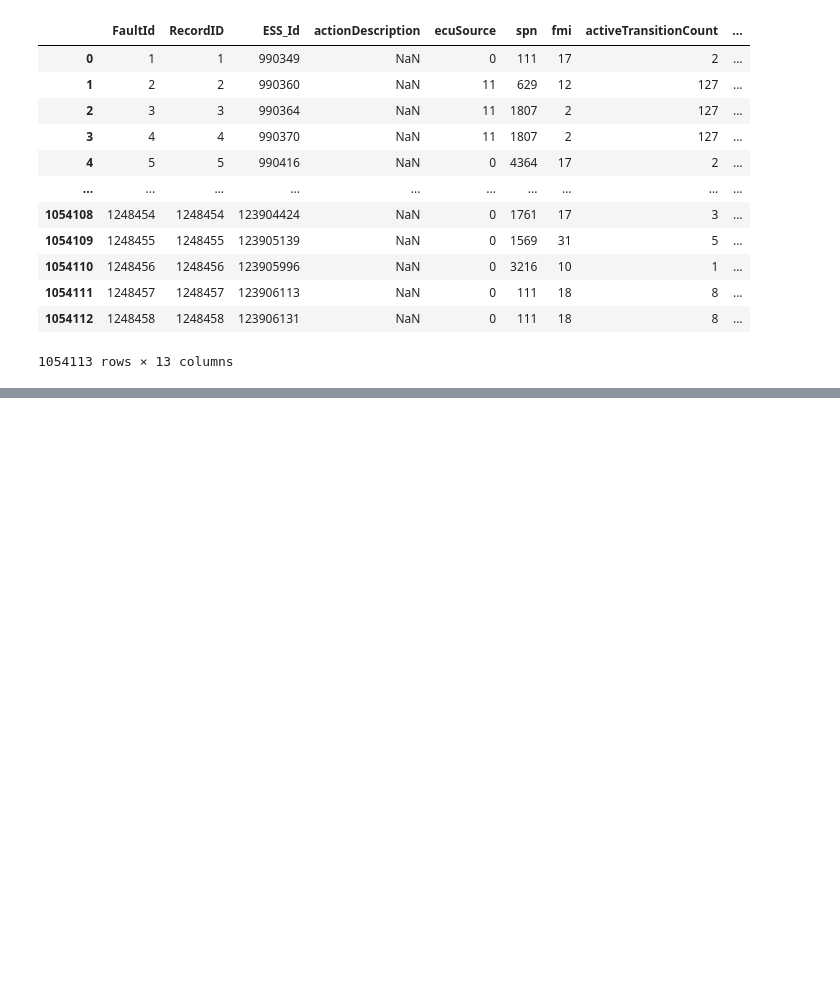
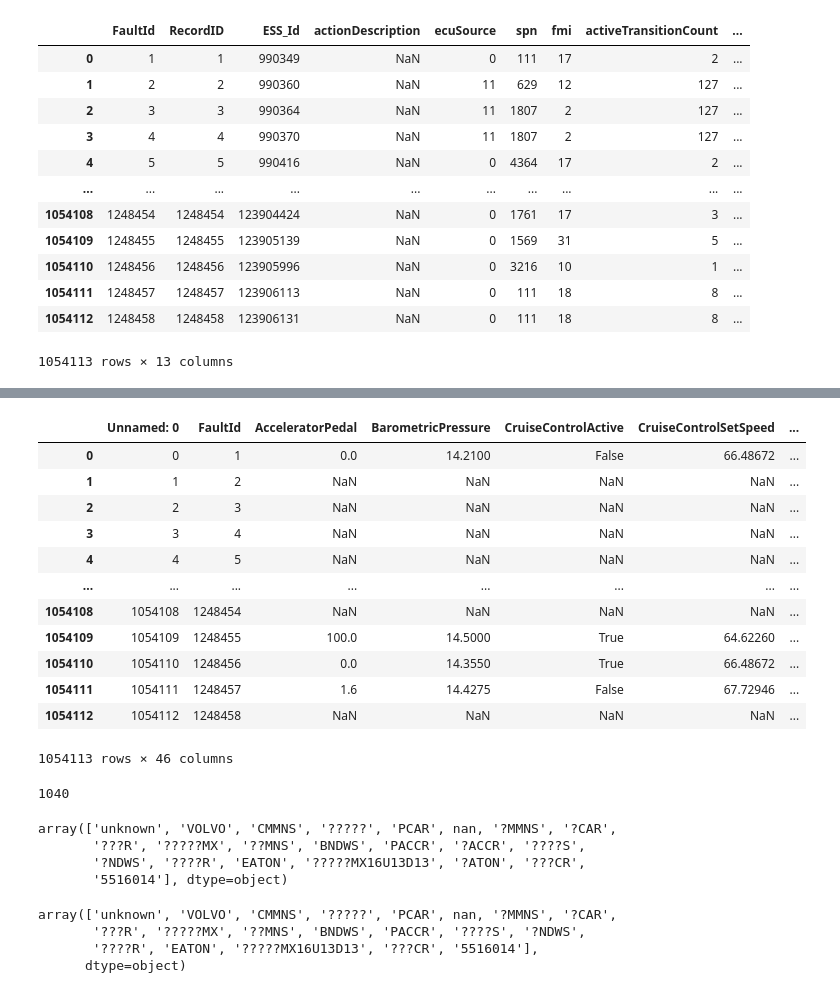
Before and after one commit to hcgreer/big_g_express-data-detectives, a Jupyter notebook: notebooks/big_g.ipynb, the cells around one changed output, grey strips where cells are left out. Drawn from its saved outputs; the diff is of its cells as text; code cells hidden in the pictures; blank space fills up the shorter version.

```diff
--- a/notebooks/big_g.ipynb
+++ b/notebooks/big_g.ipynb
@@ -391,0 +370,28 @@ for col in df.columns:
+# %%
+faults_diagnostics = pd.read_csv('../data/faults_diagnostics.csv')
+faults_diagnostics
+# %% [output]
+|  | Unnamed: 0 | FaultId | AcceleratorPedal | BarometricPressure | CruiseControlActive | CruiseControlSetSpeed | ... |
+| 0 | 0 | 1 | 0.0 | 14.2100 | False | 66.48672 | ... |
+| 1 | 1 | 2 | NaN | NaN | NaN | NaN | ... |
+| 2 | 2 | 3 | NaN | NaN | NaN | NaN | ... |
+| 3 | 3 | 4 | NaN | NaN | NaN | NaN | ... |
+| 4 | 4 | 5 | NaN | NaN | NaN | NaN | ... |
+| ... | ... | ... | ... | ... | ... | ... | ... |
+| 1054108 | 1054108 | 1248454 | NaN | NaN | NaN | NaN | ... |
+| 1054109 | 1054109 | 1248455 | 100.0 | 14.5000 | True | 64.62260 | ... |
+| 1054110 | 1054110 | 1248456 | 0.0 | 14.3550 | True | 66.48672 | ... |
+| 1054111 | 1054111 | 1248457 | 1.6 | 14.4275 | False | 67.72946 | ... |
+| 1054112 | 1054112 | 1248458 | NaN | NaN | NaN | NaN | ... |
+1054113 rows × 46 columns
+# %%
+faults_diagnostics['EquipmentID'].nunique()
+# %% [output]
+1040
+# %%
+faults_diagnostics['ecuMake'].unique()
+# %% [output]
+array(['unknown', 'VOLVO', 'CMMNS', '?????', 'PCAR', nan, '?MMNS', '?CAR',
+       '???R', '?????MX', '??MNS', 'BNDWS', 'PACCR', '?ACCR', '????S',
+       '?NDWS', '????R', 'EATON', '?????MX16U13D13', '?ATON', '???CR',
+       '5516014'], dtype=object)
@@ -391,0 +402,7 @@ for col in df.columns:
+# %%
+faults_diagnostics['ecuMake'].unique()
+# %% [output]
+array(['unknown', 'VOLVO', 'CMMNS', '?????', 'PCAR', nan, '?MMNS', '?CAR',
+       '???R', '?????MX', '??MNS', 'BNDWS', 'PACCR', '????S', '?NDWS',
+       '????R', 'EATON', '?????MX16U13D13', '???CR', '5516014'],
+      dtype=object)
```
Also changed, not shown: parts of 58 cells of this notebook.
